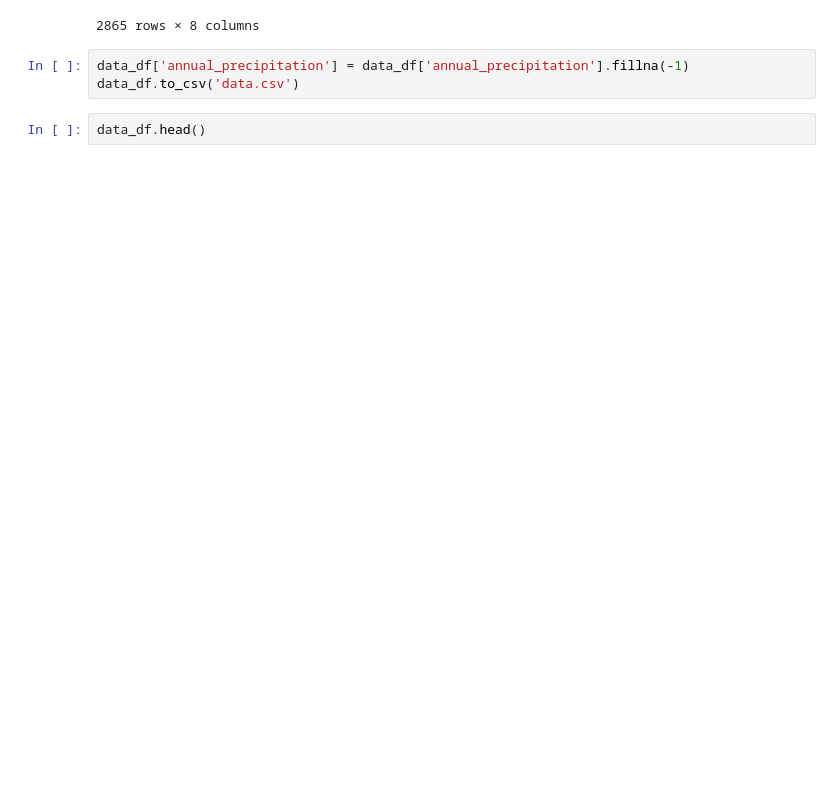
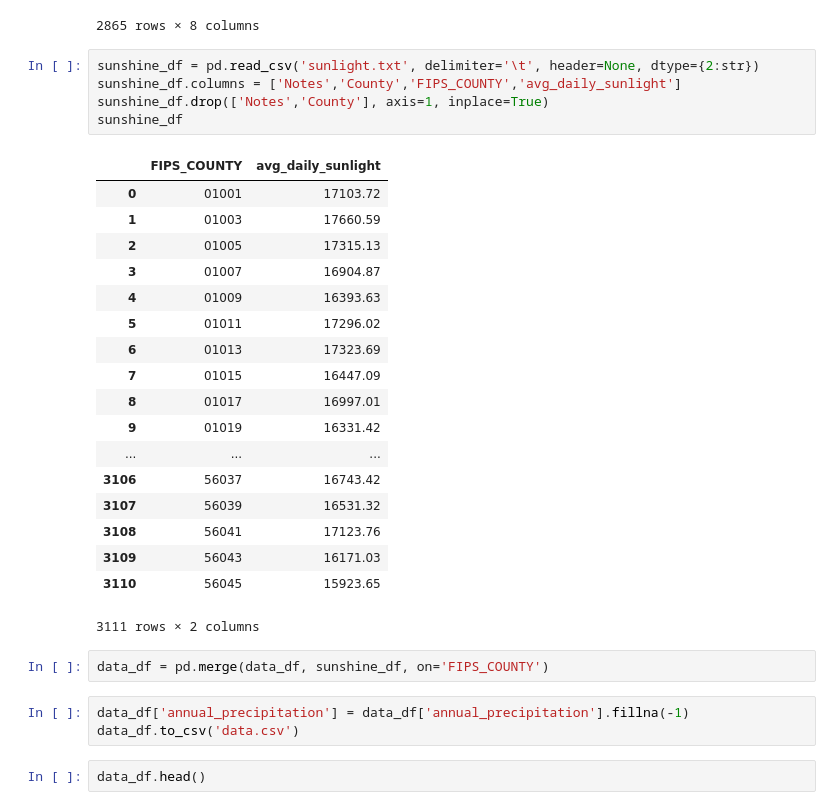
Before and after one commit to travisdoesmath/comfy-weather, a Jupyter notebook: Parse and Aggregate Data By County.ipynb, the cells around one changed output. Drawn from its saved outputs; the diff is of its cells as text; blank space fills up the shorter version.

Commit message:
Added sunlight data

```diff
--- a/Parse and Aggregate Data By County.ipynb
+++ b/Parse and Aggregate Data By County.ipynb
@@ -242,6 +242,32 @@ data_df
 | 2863 | 56043 | -0.7 | 91.7 | 43.963100 | -107.666575 | 13.57 | Washakie County, Wyoming | ... |
 | 2864 | 56045 | 6.8 | 90.1 | 43.927500 | -104.514600 | 19.57 | Weston County, Wyoming | ... |
 2865 rows × 8 columns
+# %%
+sunshine_df = pd.read_csv('sunlight.txt', delimiter='\t', header=None, dtype={2:str})
+sunshine_df.columns = ['Notes','County','FIPS_COUNTY','avg_daily_sunlight']
+sunshine_df.drop(['Notes','County'], axis=1, inplace=True)
+sunshine_df
+# %% [output]
+|  | FIPS_COUNTY | avg_daily_sunlight |
+| 0 | 01001 | 17103.72 |
+| 1 | 01003 | 17660.59 |
+| 2 | 01005 | 17315.13 |
+| 3 | 01007 | 16904.87 |
+| 4 | 01009 | 16393.63 |
+| 5 | 01011 | 17296.02 |
+| 6 | 01013 | 17323.69 |
+| 7 | 01015 | 16447.09 |
+| 8 | 01017 | 16997.01 |
+| 9 | 01019 | 16331.42 |
+| ... | ... | ... |
+| 3106 | 56037 | 16743.42 |
+| 3107 | 56039 | 16531.32 |
+| 3108 | 56041 | 17123.76 |
+| 3109 | 56043 | 16171.03 |
+| 3110 | 56045 | 15923.65 |
+3111 rows × 2 columns
+# %%
+data_df = pd.merge(data_df, sunshine_df, on='FIPS_COUNTY')
 # %%
 data_df['annual_precipitation'] = data_df['annual_precipitation'].fillna(-1)
 data_df.to_csv('data.csv')
```
Also changed, not shown: parts of 1 cell of this notebook, 3 other files.
